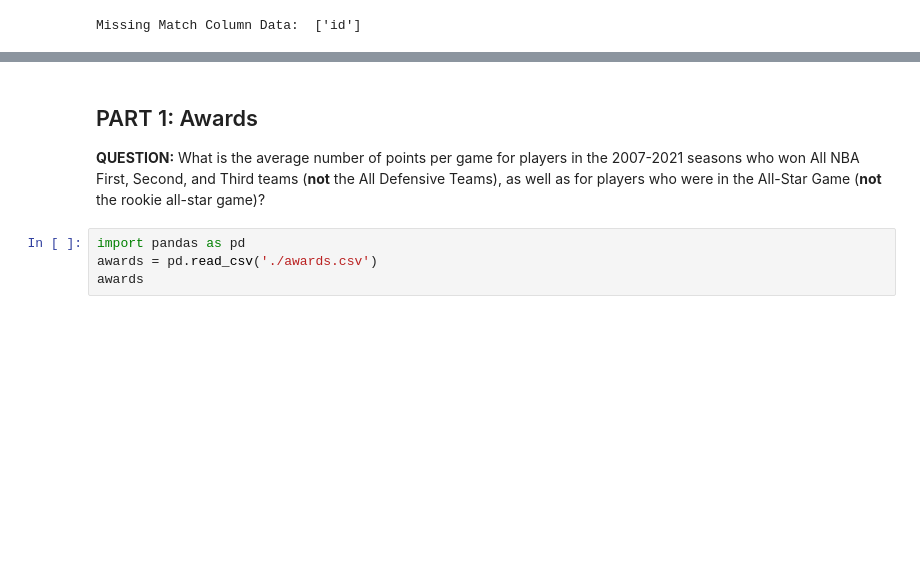
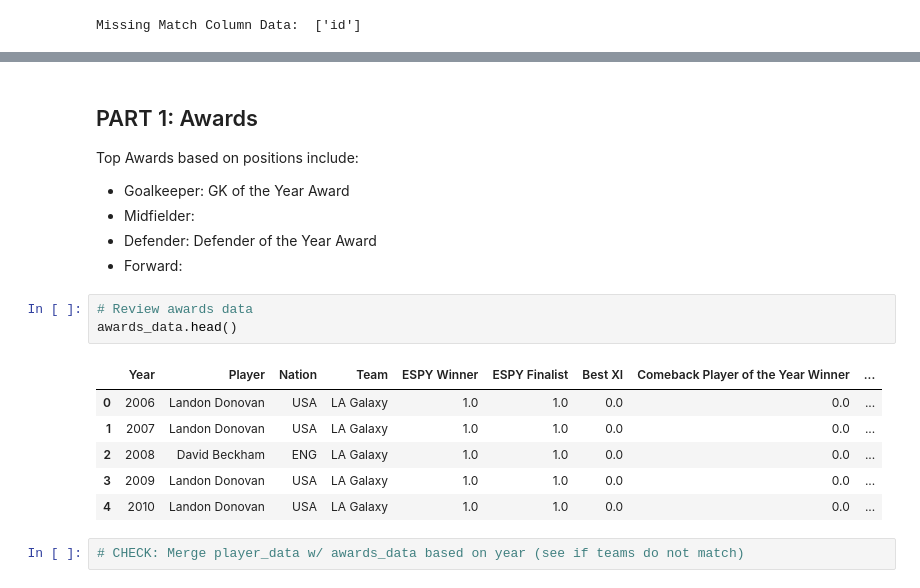
Before and after one commit to alissadeltoro/football-analytics, a Jupyter notebook: notebook.ipynb, the cells around one changed output, grey strips where cells are left out. Cells and saved outputs as stored; diff of their text form; blank space fills up the shorter version.

```diff
--- a/notebook.ipynb
+++ b/notebook.ipynb
@@ -170,8 +244,20 @@ Missing Match Column Data:  ['id']
 # %% [markdown]
 ## PART 1: Awards
 
-**QUESTION:** What is the average number of points per game for players in the 2007-2021 seasons who won All NBA First, Second, and Third teams (**not** the All Defensive Teams), as well as for players who were in the All-Star Game (**not** the rookie all-star game)?
+Top Awards based on positions include:
+- Goalkeeper: GK of the Year Award
+- Midfielder:
+- Defender: Defender of the Year Award
+- Forward:
 # %%
-import pandas as pd
-awards = pd.read_csv('./awards.csv')
-awards
+# Review awards data
+awards_data.head()
+# %% [output]
+|  | Year | Player | Nation | Team | ESPY Winner | ESPY Finalist | Best XI | Comeback Player of the Year Winner | ... |
+| 0 | 2006 | Landon Donovan | USA | LA Galaxy | 1.0 | 1.0 | 0.0 | 0.0 | ... |
+| 1 | 2007 | Landon Donovan | USA | LA Galaxy | 1.0 | 1.0 | 0.0 | 0.0 | ... |
+| 2 | 2008 | David Beckham | ENG | LA Galaxy | 1.0 | 1.0 | 0.0 | 0.0 | ... |
+| 3 | 2009 | Landon Donovan | USA | LA Galaxy | 1.0 | 1.0 | 0.0 | 0.0 | ... |
+| 4 | 2010 | Landon Donovan | USA | LA Galaxy | 1.0 | 1.0 | 0.0 | 0.0 | ... |
+# %%
+# CHECK: Merge player_data w/ awards_data based on year (see if teams do not match)
```
Also changed, not shown: parts of 6 cells of this notebook.
